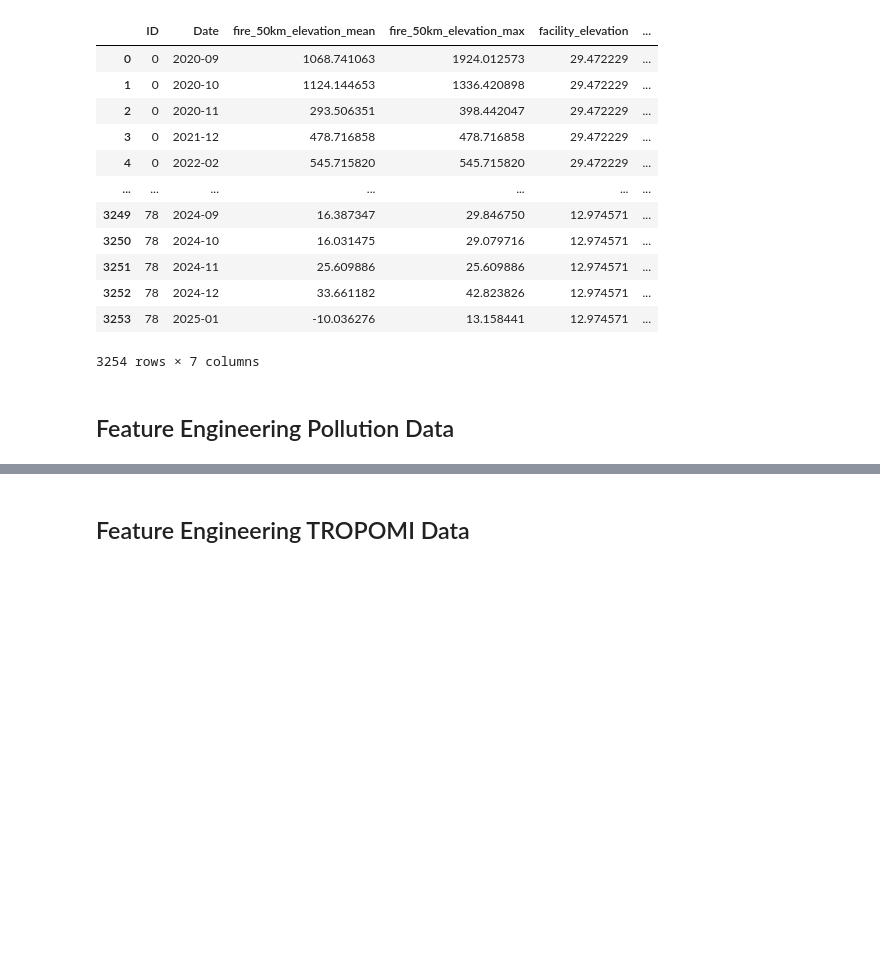
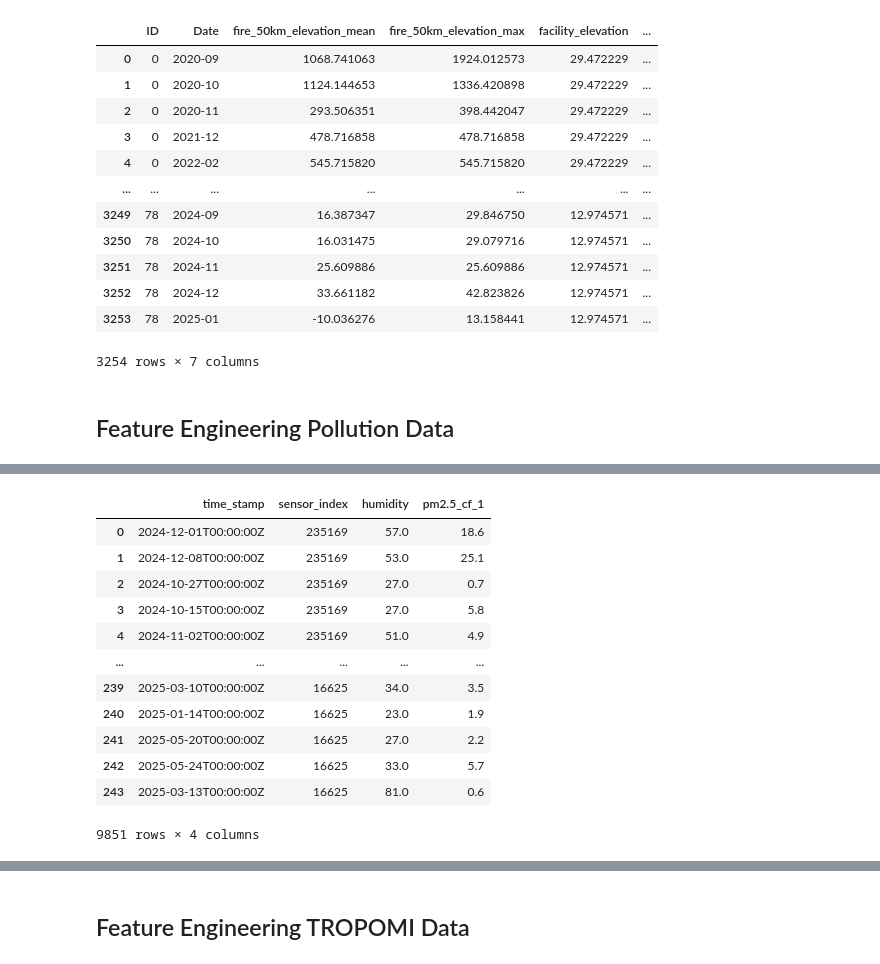
Before and after one commit to allisonsibrian/ca-wildfire-pollution-prison-project, a Jupyter notebook: ca_wildfire_feature_engineering.ipynb, the cells around one changed output, grey strips where cells are left out. Saved outputs shown, nothing was run; the diff lists cells and outputs as text; code cells hidden in the pictures; blank space fills up the shorter version.

```diff
--- a/ca_wildfire_feature_engineering.ipynb
+++ b/ca_wildfire_feature_engineering.ipynb
@@ -38,6 +40,12 @@ from geopy.extra.rate_limiter import RateLimiter
 # %%
 ee.Authenticate()
 ee.Initialize(project='cawfppproject')
+# %%
+# Loading environment variables in .env
+
+load_dotenv()
+
+PURPLEAIR_API_KEY = os.getenv("PURPLEAIR_API_KEY")
 # %%
 # Obtaining Path files to the data in data folder
 
@@ -468,0 +488,58 @@ epa_fac_agg_df
+# %%
+# Utilizing PurpleAir to find missing facilities PM2.5 concentration
+missing_ids_df = epa_single_fac[epa_single_fac['ID'].isin(missing_ids)]
+
+# Manually found monitors on PurpleAir Map by copy-pasting facilities address'
+# Note: first group of 3 correlate to Susanville addresses, second group of 2 to Blyth addresses, last two groups of 3 correlate to
+# Redway and Bieber addresses
+sensor_ids = [235169, 233187, 12302, 89643, 223283, 125293, 121137, 111419, 173785, 82983, 16625]
+
+time_chunks = [
+    ('2020-01-01T00:00:00Z', '2021-01-01T00:00:00Z'),
+    ('2021-01-01T00:00:00Z', '2022-01-01T00:00:00Z'),
+    ('2022-01-01T00:00:00Z', '2023-01-01T00:00:00Z'),
+    ('2023-01-01T00:00:00Z', '2024-01-01T00:00:00Z'),
+    ('2024-01-01T00:00:00Z', '2025-01-01T00:00:00Z'),
+    ('2025-01-01T00:00:00Z', '2025-09-02T00:00:00Z')
+]
+
+# Request each monitor's data by iterating through sensor_ids
+all_data_requested = []
+for sensor in sensor_ids:
+    for start, end in time_chunks:
+        purpleair_url = f"https://api.purpleair.com/v1/sensors/{sensor}/history/csv"
+        headers = {"X-API-Key": PURPLEAIR_API_KEY}
+
+        params = {
+        'start_timestamp': start,
+        'end_timestamp': end,
+        'average': 1440,
+        'fields': 'pm2.5_cf_1,humidity'
+        }
+
+        response = requests.get(purpleair_url, headers=headers, params=params)
+        if response.status_code == 200:
+            df = pd.read_csv(StringIO(response.text))
+            df['sensor_index'] = sensor
+            all_data_requested.append(df)
+        else:
+            print(f"Failed to retrieve data with Response status code: {response.status_code}")
+
+if all_data_requested:
+    purpleair_sensors_df = pd.concat(all_data_requested)
+
+purpleair_sensors_df
+# %% [output]
+|  | time_stamp | sensor_index | humidity | pm2.5_cf_1 |
+| 0 | 2024-12-01T00:00:00Z | 235169 | 57.0 | 18.6 |
+| 1 | 2024-12-08T00:00:00Z | 235169 | 53.0 | 25.1 |
+| 2 | 2024-10-27T00:00:00Z | 235169 | 27.0 | 0.7 |
+| 3 | 2024-10-15T00:00:00Z | 235169 | 27.0 | 5.8 |
+| 4 | 2024-11-02T00:00:00Z | 235169 | 51.0 | 4.9 |
+| ... | ... | ... | ... | ... |
+| 239 | 2025-03-10T00:00:00Z | 16625 | 34.0 | 3.5 |
+| 240 | 2025-01-14T00:00:00Z | 16625 | 23.0 | 1.9 |
+| 241 | 2025-05-20T00:00:00Z | 16625 | 27.0 | 2.2 |
+| 242 | 2025-05-24T00:00:00Z | 16625 | 33.0 | 5.7 |
+| 243 | 2025-03-13T00:00:00Z | 16625 | 81.0 | 0.6 |
+9851 rows × 4 columns
```
Also changed, not shown: parts of 5 cells of this notebook.
